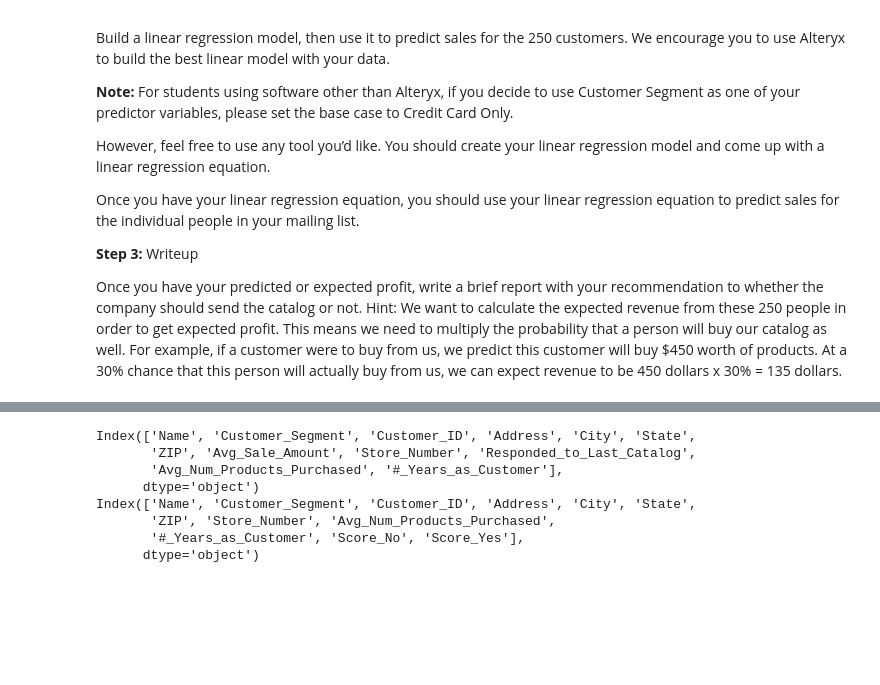
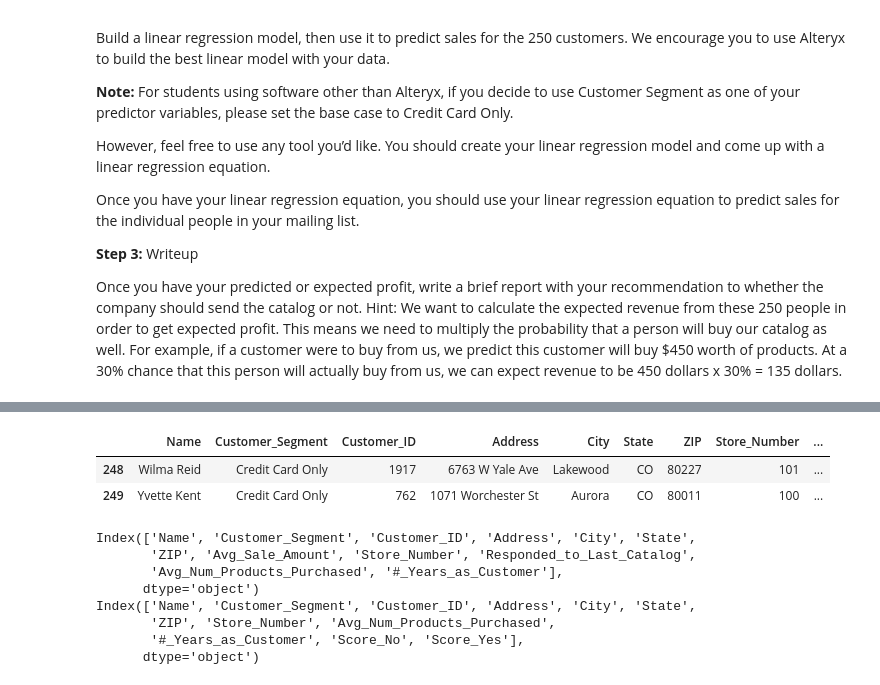
Before and after one commit to Dineshkumar-Anbalagan/Udacity-Predictive-Analytics-Nanodegree-Projects-Alteryx, a Jupyter notebook: Project_2_Predicting_Catalog_demand.ipynb, the cells around one changed output, grey strips where cells are left out. Drawn from its saved outputs; the diff is of its cells as text; code cells hidden in the pictures; blank space fills up the shorter version.

```diff
--- a/Project_2_Predicting_Catalog_demand.ipynb
+++ b/Project_2_Predicting_Catalog_demand.ipynb
@@ -101,6 +101,12 @@ test.head()
 | 2 | Adele Hallman | Loyalty Club Only | 2931 | 5219 S Delaware St | Englewood | CO | 80110 | 101 | ... |
 | 3 | Alejandra Baird | Loyalty Club Only | 2231 | 2301 Lawrence St | Denver | CO | 80205 | 103 | ... |
 | 4 | Alice Dewitt | Loyalty Club Only | 2530 | 5549 S Hannibal Way | Centennial | CO | 80015 | 104 | ... |
+# %%
+test.tail(2)
+# %% [output]
+|  | Name | Customer_Segment | Customer_ID | Address | City | State | ZIP | Store_Number | ... |
+| 248 | Wilma Reid | Credit Card Only | 1917 | 6763 W Yale Ave | Lakewood | CO | 80227 | 101 | ... |
+| 249 | Yvette Kent | Credit Card Only | 762 | 1071 Worchester St | Aurora | CO | 80011 | 100 | ... |
 # %%
 #Columns in train and test dataset
 print(train.columns)
```
Also changed, not shown: parts of 15 cells of this notebook.
